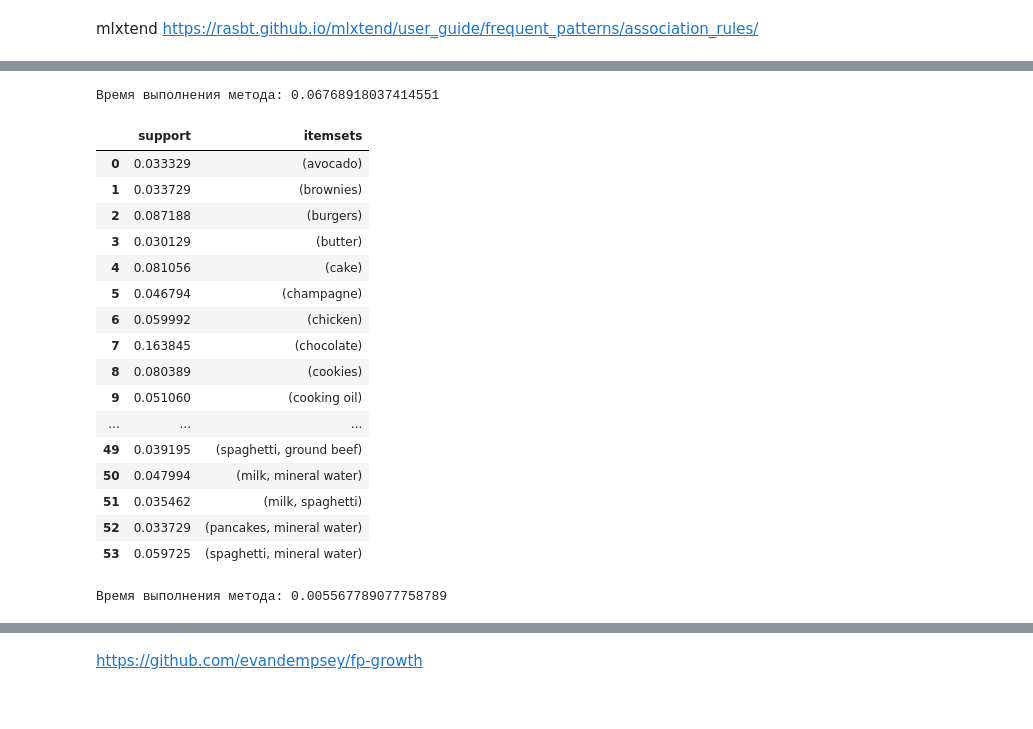
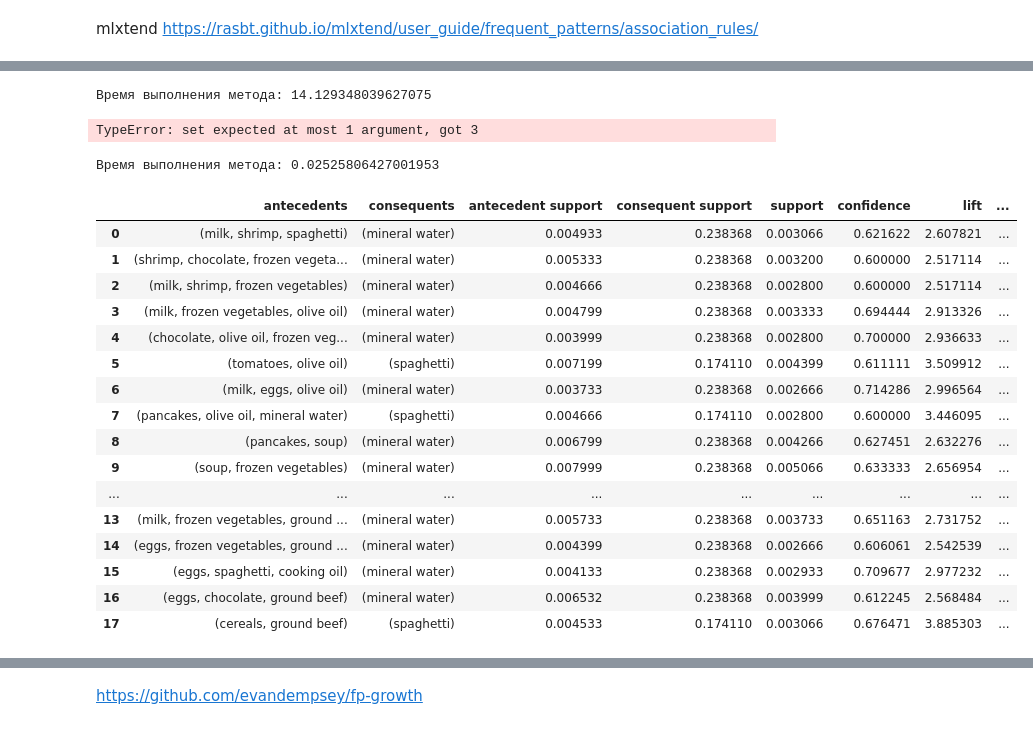
Before and after one commit to whoismuch/association-rule-mining, a Jupyter notebook: comparison.ipynb, the cells around one changed output, grey strips where cells are left out. Saved outputs shown, nothing was run; the diff lists cells and outputs as text; code cells hidden in the pictures.

```diff
--- a/comparison.ipynb
+++ b/comparison.ipynb
@@ -82,30 +78,32 @@ frequent_itemsets_fpgrowth
 # %%
 start_time = time.time()
-frequent_itemsets_apriori = apriori(df, min_support=0.03, use_colnames=True)
+frequent_itemsets_apriori = apriori(df, min_support=min_support, use_colnames=True)
 print(f'Время выполнения метода: {time.time() - start_time}')
 frequent_itemsets_apriori
 # %% [output]
-Время выполнения метода: 0.06768918037414551
+Время выполнения метода: 14.129348039627075
-|  | support | itemsets |
-| 0 | 0.033329 | (avocado) |
-| 1 | 0.033729 | (brownies) |
-| 2 | 0.087188 | (burgers) |
-| 3 | 0.030129 | (butter) |
-| 4 | 0.081056 | (cake) |
-| 5 | 0.046794 | (champagne) |
-| 6 | 0.059992 | (chicken) |
-| 7 | 0.163845 | (chocolate) |
-| 8 | 0.080389 | (cookies) |
-| 9 | 0.051060 | (cooking oil) |
-| ... | ... | ... |
-| 49 | 0.039195 | (spaghetti, ground beef) |
-| 50 | 0.047994 | (milk, mineral water) |
-| 51 | 0.035462 | (milk, spaghetti) |
-| 52 | 0.033729 | (pancakes, mineral water) |
-| 53 | 0.059725 | (spaghetti, mineral water) |
+TypeError: set expected at most 1 argument, got 3
 # %%
 start_time = time.time()
-association_rules(frequent_itemsets_fpgrowth, metric="confidence", min_threshold=0.28)
+association_rules_fpgrowth = association_rules(frequent_itemsets_fpgrowth, metric="confidence", min_threshold=0.6)
 print(f'Время выполнения метода: {time.time() - start_time}')
+association_rules_fpgrowth
 # %% [output]
-Время выполнения метода: 0.005567789077758789
+Время выполнения метода: 0.02525806427001953
+|  | antecedents | consequents | antecedent support | consequent support | support | confidence | lift | ... |
+| 0 | (milk, shrimp, spaghetti) | (mineral water) | 0.004933 | 0.238368 | 0.003066 | 0.621622 | 2.607821 | ... |
+| 1 | (shrimp, chocolate, frozen vegeta... | (mineral water) | 0.005333 | 0.238368 | 0.003200 | 0.600000 | 2.517114 | ... |
+| 2 | (milk, shrimp, frozen vegetables) | (mineral water) | 0.004666 | 0.238368 | 0.002800 | 0.600000 | 2.517114 | ... |
+| 3 | (milk, frozen vegetables, olive oil) | (mineral water) | 0.004799 | 0.238368 | 0.003333 | 0.694444 | 2.913326 | ... |
+| 4 | (chocolate, olive oil, frozen veg... | (mineral water) | 0.003999 | 0.238368 | 0.002800 | 0.700000 | 2.936633 | ... |
+| 5 | (tomatoes, olive oil) | (spaghetti) | 0.007199 | 0.174110 | 0.004399 | 0.611111 | 3.509912 | ... |
+| 6 | (milk, eggs, olive oil) | (mineral water) | 0.003733 | 0.238368 | 0.002666 | 0.714286 | 2.996564 | ... |
+| 7 | (pancakes, olive oil, mineral water) | (spaghetti) | 0.004666 | 0.174110 | 0.002800 | 0.600000 | 3.446095 | ... |
+| 8 | (pancakes, soup) | (mineral water) | 0.006799 | 0.238368 | 0.004266 | 0.627451 | 2.632276 | ... |
+| 9 | (soup, frozen vegetables) | (mineral water) | 0.007999 | 0.238368 | 0.005066 | 0.633333 | 2.656954 | ... |
+| ... | ... | ... | ... | ... | ... | ... | ... | ... |
+| 13 | (milk, frozen vegetables, ground ... | (mineral water) | 0.005733 | 0.238368 | 0.003733 | 0.651163 | 2.731752 | ... |
+| 14 | (eggs, frozen vegetables, ground ... | (mineral water) | 0.004399 | 0.238368 | 0.002666 | 0.606061 | 2.542539 | ... |
+| 15 | (eggs, spaghetti, cooking oil) | (mineral water) | 0.004133 | 0.238368 | 0.002933 | 0.709677 | 2.977232 | ... |
+| 16 | (eggs, chocolate, ground beef) | (mineral water) | 0.006532 | 0.238368 | 0.003999 | 0.612245 | 2.568484 | ... |
+| 17 | (cereals, ground beef) | (spaghetti) | 0.004533 | 0.174110 | 0.003066 | 0.676471 | 3.885303 | ... |
```
Also changed, not shown: parts of 11 cells of this notebook.
